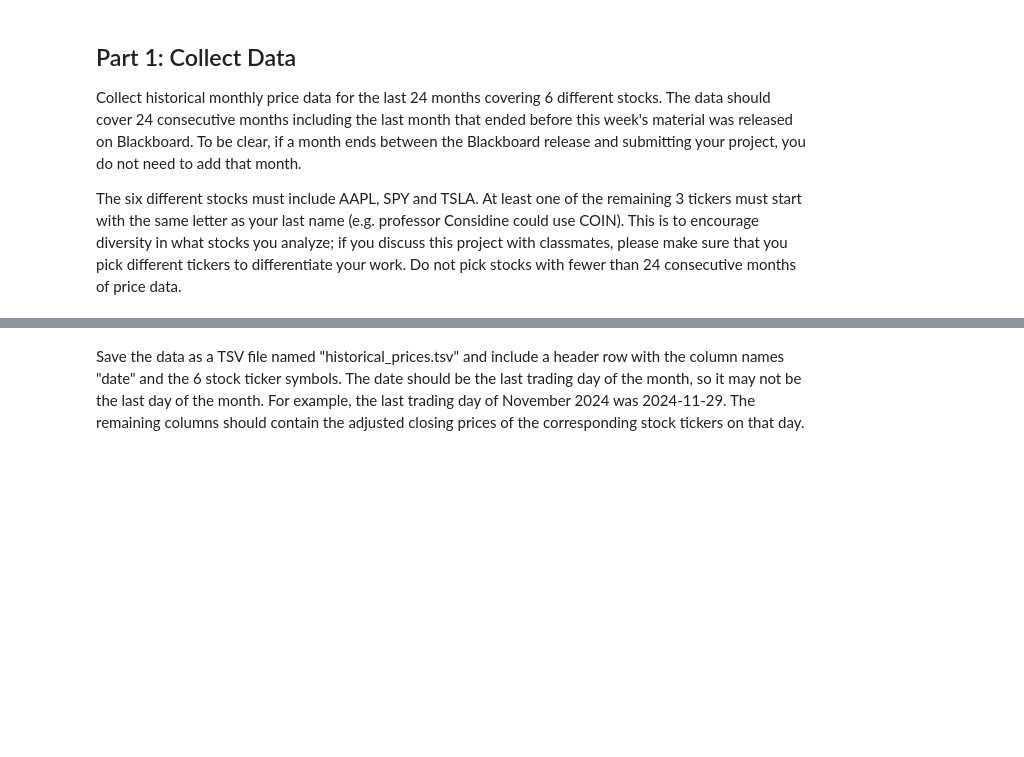
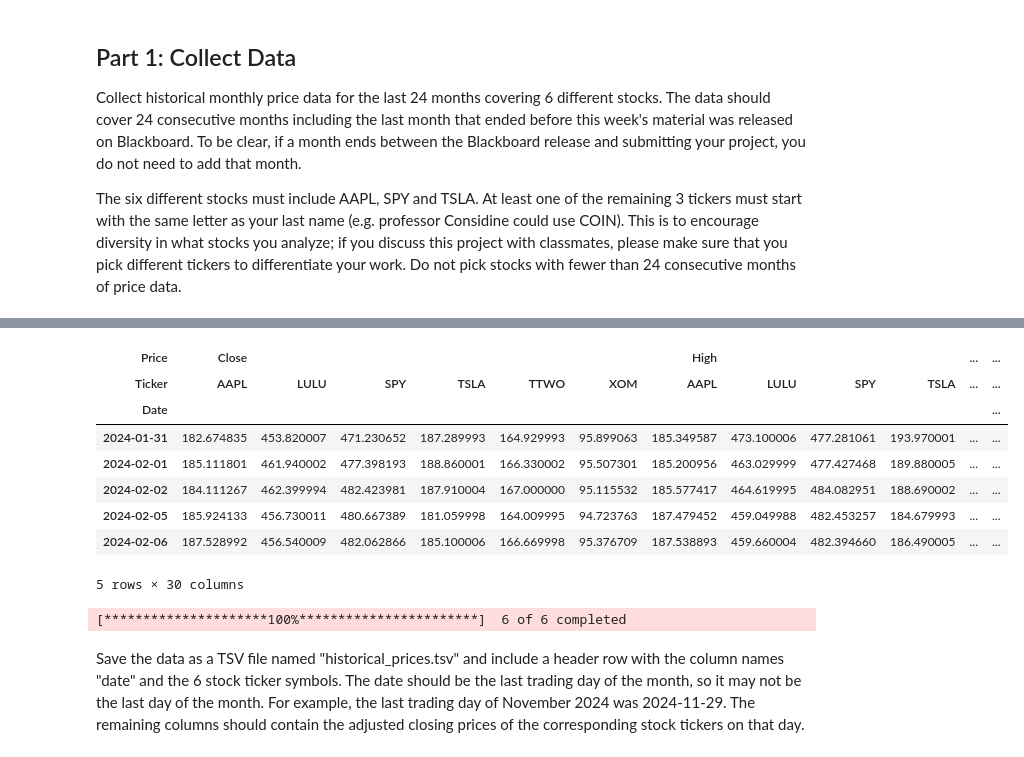
Before and after one commit to tlevash23/AIinField, a Jupyter notebook: project.ipynb, the cells around one changed output, grey strips where cells are left out. Saved outputs shown, nothing was run; the diff lists cells and outputs as text; code cells hidden in the pictures; blank space fills up the shorter version.

```diff
--- a/project.ipynb
+++ b/project.ipynb
@@ -38,3 +78,23 @@ Do not pick stocks with fewer than 24 consecutive months of price data.
+# %%
+tickers = ["AAPL", "TSLA", "SPY", "LULU", "XOM", "TTWO"]
+
+data = yf.download(tickers, start="2024-01-31", end="2025-12-31", progress=False)
+
+data.head()
+# %% [output]
+| Price | Close |  |  |  |  |  | High |  |  |  | ... | ... |
+| Ticker | AAPL | LULU | SPY | TSLA | TTWO | XOM | AAPL | LULU | SPY | TSLA | ... | ... |
+| Date |  |  |  |  |  |  |  |  |  |  |  | ... |
+| 2024-01-31 | 182.674835 | 453.820007 | 471.230652 | 187.289993 | 164.929993 | 95.899063 | 185.349587 | 473.100006 | 477.281061 | 193.970001 | ... | ... |
+| 2024-02-01 | 185.111801 | 461.940002 | 477.398193 | 188.860001 | 166.330002 | 95.507301 | 185.200956 | 463.029999 | 477.427468 | 189.880005 | ... | ... |
+| 2024-02-02 | 184.111267 | 462.399994 | 482.423981 | 187.910004 | 167.000000 | 95.115532 | 185.577417 | 464.619995 | 484.082951 | 188.690002 | ... | ... |
+| 2024-02-05 | 185.924133 | 456.730011 | 480.667389 | 181.059998 | 164.009995 | 94.723763 | 187.479452 | 459.049988 | 482.453257 | 184.679993 | ... | ... |
+| 2024-02-06 | 187.528992 | 456.540009 | 482.062866 | 185.100006 | 166.669998 | 95.376709 | 187.538893 | 459.660004 | 482.394660 | 186.490005 | ... | ... |
+5 rows × 30 columns
+# %%
+data = yf.download(tickers, start="2024-01-31", end="2025-12-31", auto_adjust=False, group_by="column")
+# %% [output]
+[*********************100%***********************]  6 of 6 completed
 # %% [markdown]
 Save the data as a TSV file named "historical_prices.tsv" and include a header row with the column names "date" and the 6 stock ticker symbols.
 The date should be the last trading day of the month, so it may not be the last day of the month.
```
Also changed, not shown: parts of 13 cells of this notebook, 4 other files.
